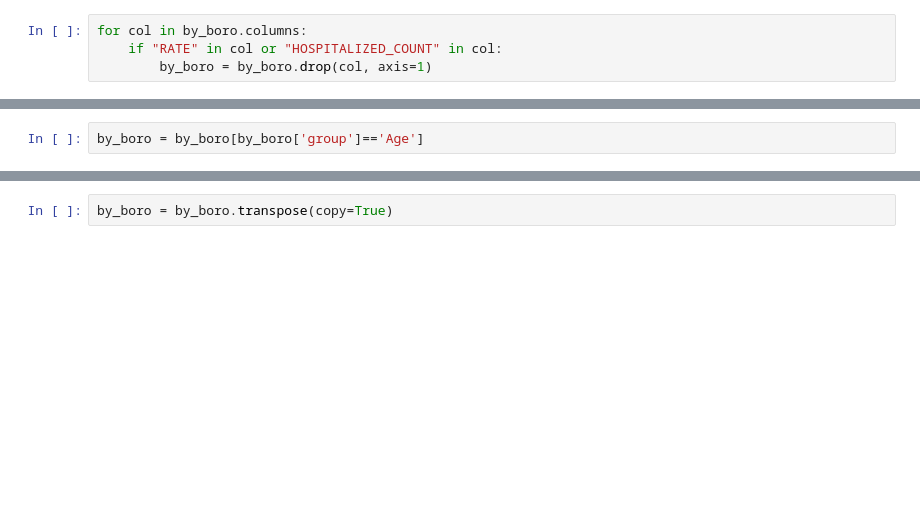
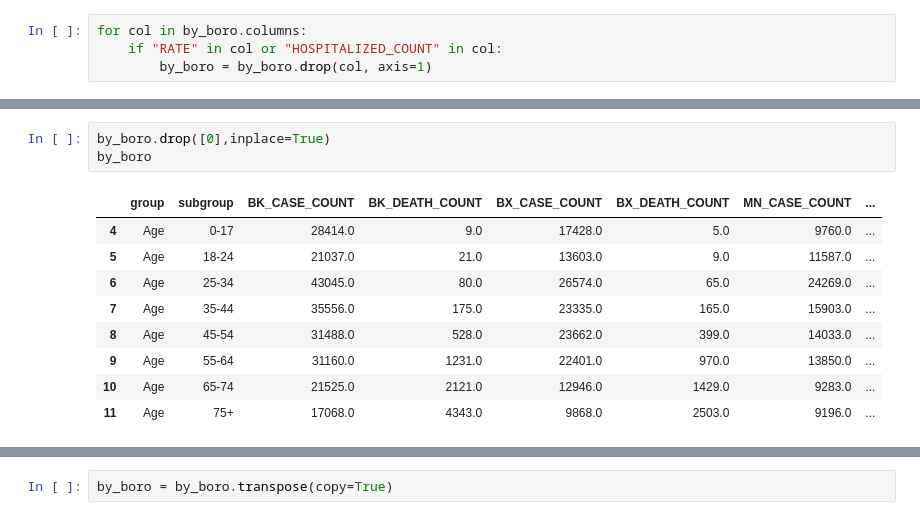
Before and after one commit to stanislava85/CovidReliefDashboard, a Jupyter notebook: first_diagram.ipynb, the cells around one changed output, grey strips where cells are left out. Cells and saved outputs as stored; diff of their text form; blank space fills up the shorter version.

```diff
--- a/first_diagram.ipynb
+++ b/first_diagram.ipynb
@@ -141,5 +128,16 @@ by_boro
-# %%
-by_boro = by_boro[by_boro['group']=='Age']
+# %%
+by_boro.drop([0],inplace=True)
+by_boro
+# %% [output]
+|  | group | subgroup | BK_CASE_COUNT | BK_DEATH_COUNT | BX_CASE_COUNT | BX_DEATH_COUNT | MN_CASE_COUNT | ... |
+| 4 | Age | 0-17 | 28414.0 | 9.0 | 17428.0 | 5.0 | 9760.0 | ... |
+| 5 | Age | 18-24 | 21037.0 | 21.0 | 13603.0 | 9.0 | 11587.0 | ... |
+| 6 | Age | 25-34 | 43045.0 | 80.0 | 26574.0 | 65.0 | 24269.0 | ... |
+| 7 | Age | 35-44 | 35556.0 | 175.0 | 23335.0 | 165.0 | 15903.0 | ... |
+| 8 | Age | 45-54 | 31488.0 | 528.0 | 23662.0 | 399.0 | 14033.0 | ... |
+| 9 | Age | 55-64 | 31160.0 | 1231.0 | 22401.0 | 970.0 | 13850.0 | ... |
+| 10 | Age | 65-74 | 21525.0 | 2121.0 | 12946.0 | 1429.0 | 9283.0 | ... |
+| 11 | Age | 75+ | 17068.0 | 4343.0 | 9868.0 | 2503.0 | 9196.0 | ... |
 # %%
 by_boro
 # %% [output]
```
Also changed, not shown: parts of 37 cells of this notebook.
